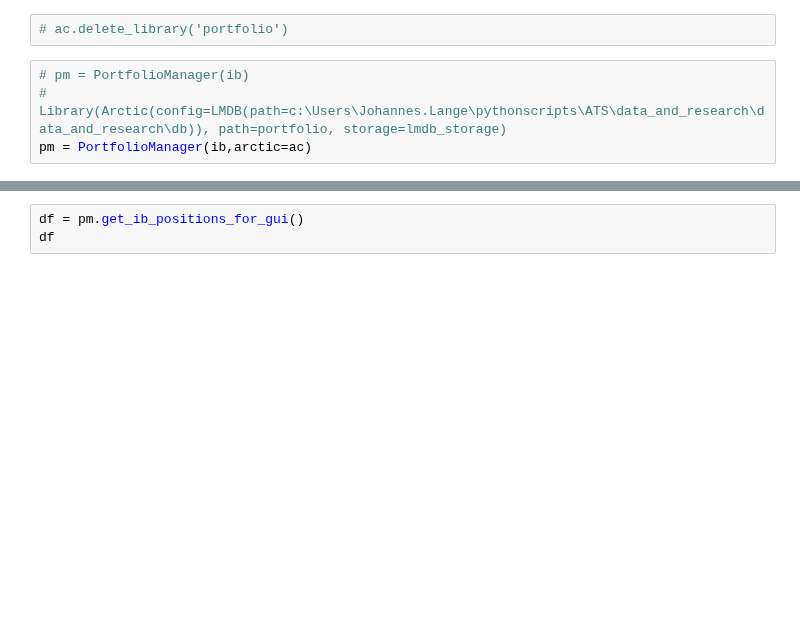
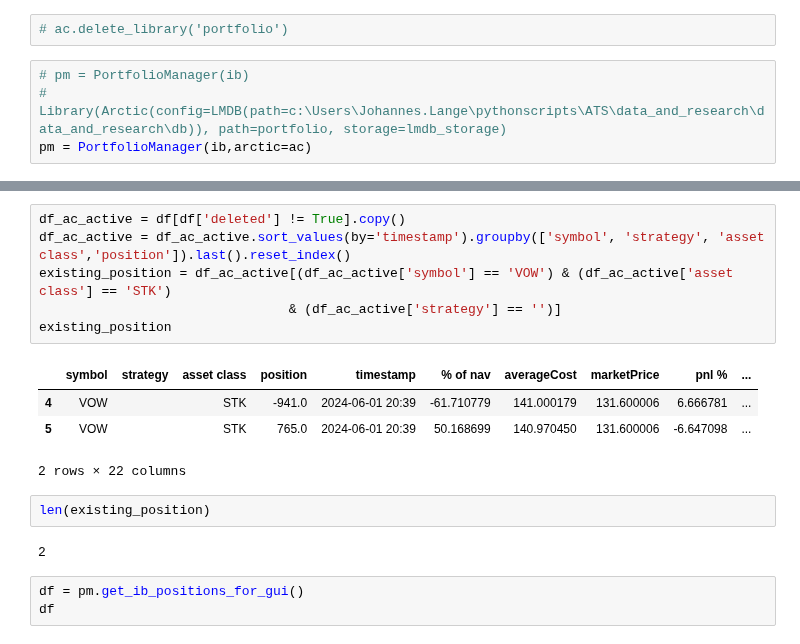
Before and after one commit to lowQuant/IB-Multi-Strategy-ATS, a Jupyter notebook: data_and_research/portfoliomanager_test.ipynb, the cells around one changed output, grey strips where cells are left out. Cells and saved outputs as stored; diff of their text form; blank space fills up the shorter version.

```diff
--- a/data_and_research/portfoliomanager_test.ipynb
+++ b/data_and_research/portfoliomanager_test.ipynb
@@ -44,3 +62,18 @@ pm = PortfolioManager(ib,arctic=ac)
+# %%
+df_ac_active = df[df['deleted'] != True].copy()
+df_ac_active = df_ac_active.sort_values(by='timestamp').groupby(['symbol', 'strategy', 'asset class','position']).last().reset_index()
+existing_position = df_ac_active[(df_ac_active['symbol'] == 'VOW') & (df_ac_active['asset class'] == 'STK')
+                                & (df_ac_active['strategy'] == '')]
+existing_position
+# %% [output]
+|  | symbol | strategy | asset class | position | timestamp | % of nav | averageCost | marketPrice | pnl % | ... |
+| 4 | VOW |  | STK | -941.0 | 2024-06-01 20:39 | -61.710779 | 141.000179 | 131.600006 | 6.666781 | ... |
+| 5 | VOW |  | STK | 765.0 | 2024-06-01 20:39 | 50.168699 | 140.970450 | 131.600006 | -6.647098 | ... |
+2 rows × 22 columns
+# %%
+len(existing_position)
+# %% [output]
+2
 # %%
 df = pm.get_ib_positions_for_gui()
 df
```
Also changed, not shown: parts of 2 cells of this notebook, 3 other files.
